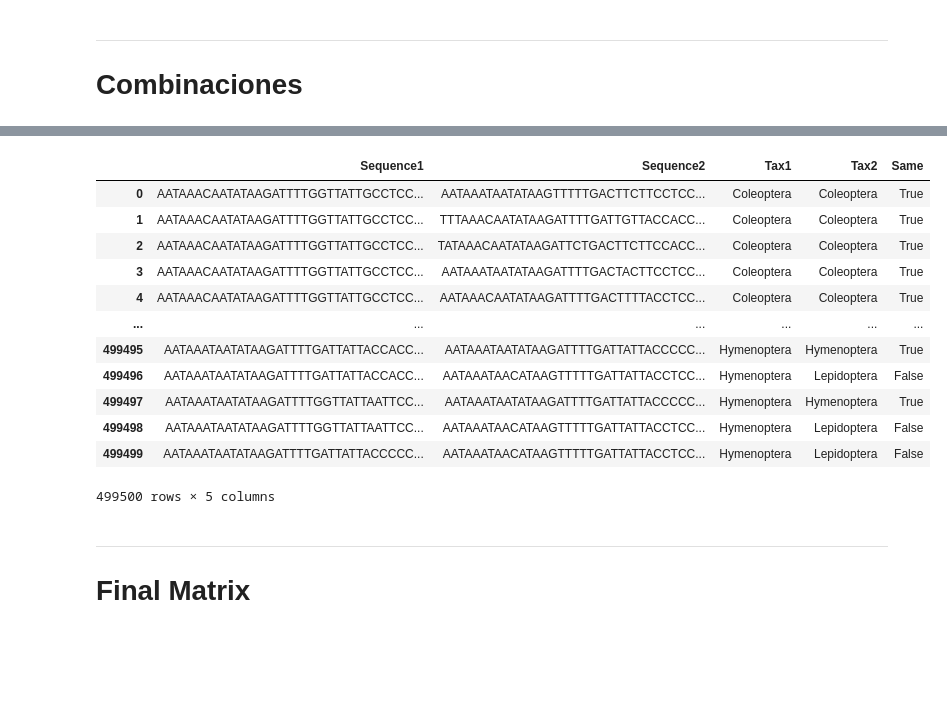
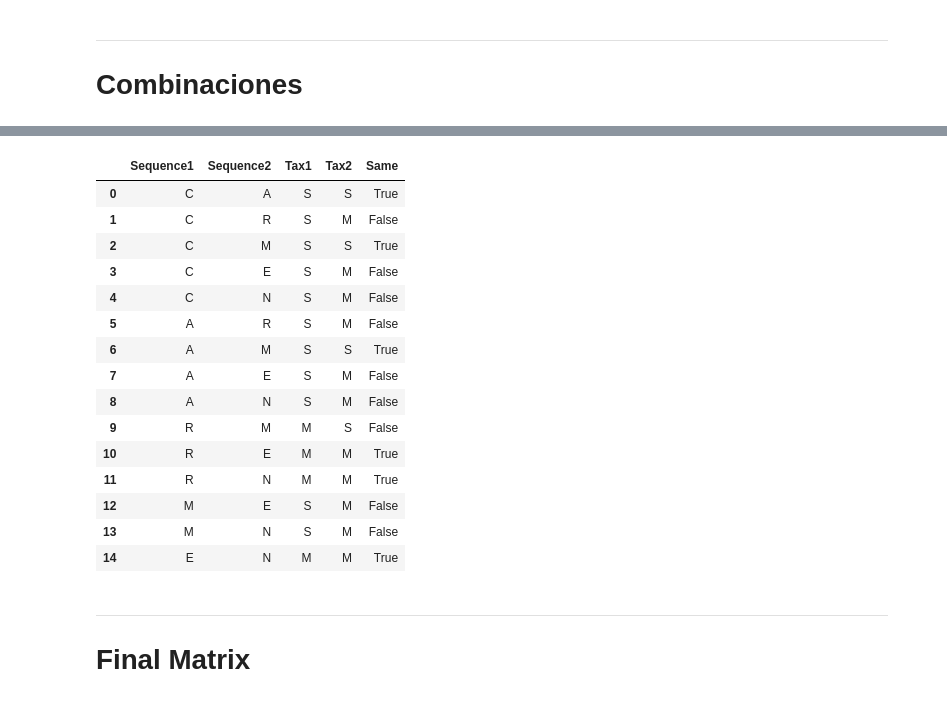
Before and after one commit to Xteom/DNN-Genetics, a Jupyter notebook: GEN_02-Prep.ipynb, the cells around one changed output, grey strips where cells are left out. Drawn from its saved outputs; the diff is of its cells as text; code cells hidden in the pictures; blank space fills up the shorter version.

```diff
--- a/GEN_02-Prep.ipynb
+++ b/GEN_02-Prep.ipynb
@@ -291,22 +213,25 @@ def tax_comparison(dataframe, tax1, tax2):
     dataframe['Same'] = dataframe[tax1] == dataframe[tax2]
     return dataframe
 # %%
-input_matrix = tax_comparison(comb,'Tax1','Tax2')
+input_matrix = tax_comparison(nuevo_df,'Tax1','Tax2')
 input_matrix
 # %% [output]
 |  | Sequence1 | Sequence2 | Tax1 | Tax2 | Same |
-| 0 | AATAAACAATATAAGATTTTGGTTATTGCCTCC... | AATAAATAATATAAGTTTTTGACTTCTTCCTCC... | Coleoptera | Coleoptera | True |
-| 1 | AATAAACAATATAAGATTTTGGTTATTGCCTCC... | TTTAAACAATATAAGATTTTGATTGTTACCACC... | Coleoptera | Coleoptera | True |
-| 2 | AATAAACAATATAAGATTTTGGTTATTGCCTCC... | TATAAACAATATAAGATTCTGACTTCTTCCACC... | Coleoptera | Coleoptera | True |
-| 3 | AATAAACAATATAAGATTTTGGTTATTGCCTCC... | AATAAATAATATAAGATTTTGACTACTTCCTCC... | Coleoptera | Coleoptera | True |
-| 4 | AATAAACAATATAAGATTTTGGTTATTGCCTCC... | AATAAACAATATAAGATTTTGACTTTTACCTCC... | Coleoptera | Coleoptera | True |
-| ... | ... | ... | ... | ... | ... |
-| 499495 | AATAAATAATATAAGATTTTGATTATTACCACC... | AATAAATAATATAAGATTTTGATTATTACCCCC... | Hymenoptera | Hymenoptera | True |
-| 499496 | AATAAATAATATAAGATTTTGATTATTACCACC... | AATAAATAACATAAGTTTTTGATTATTACCTCC... | Hymenoptera | Lepidoptera | False |
-| 499497 | AATAAATAATATAAGATTTTGGTTATTAATTCC... | AATAAATAATATAAGATTTTGATTATTACCCCC... | Hymenoptera | Hymenoptera | True |
-| 499498 | AATAAATAATATAAGATTTTGGTTATTAATTCC... | AATAAATAACATAAGTTTTTGATTATTACCTCC... | Hymenoptera | Lepidoptera | False |
-| 499499 | AATAAATAATATAAGATTTTGATTATTACCCCC... | AATAAATAACATAAGTTTTTGATTATTACCTCC... | Hymenoptera | Lepidoptera | False |
+| 0 | C | A | S | S | True |
+| 1 | C | R | S | M | False |
+| 2 | C | M | S | S | True |
+| 3 | C | E | S | M | False |
+| 4 | C | N | S | M | False |
+| 5 | A | R | S | M | False |
+| 6 | A | M | S | S | True |
+| 7 | A | E | S | M | False |
+| 8 | A | N | S | M | False |
+| 9 | R | M | M | S | False |
+| 10 | R | E | M | M | True |
+| 11 | R | N | M | M | True |
+| 12 | M | E | S | M | False |
+| 13 | M | N | S | M | False |
+| 14 | E | N | M | M | True |
-499500 rows × 5 columns
 # %% [markdown]
 ---
 # Final Matrix
```
Also changed, not shown: parts of 15 cells of this notebook.
